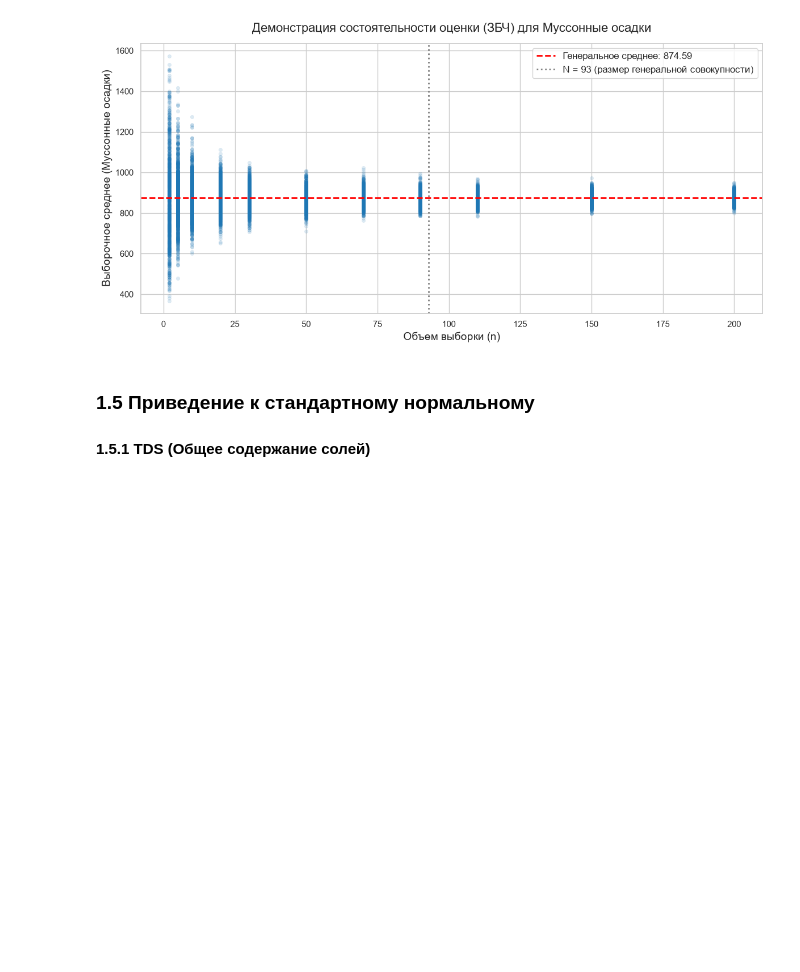
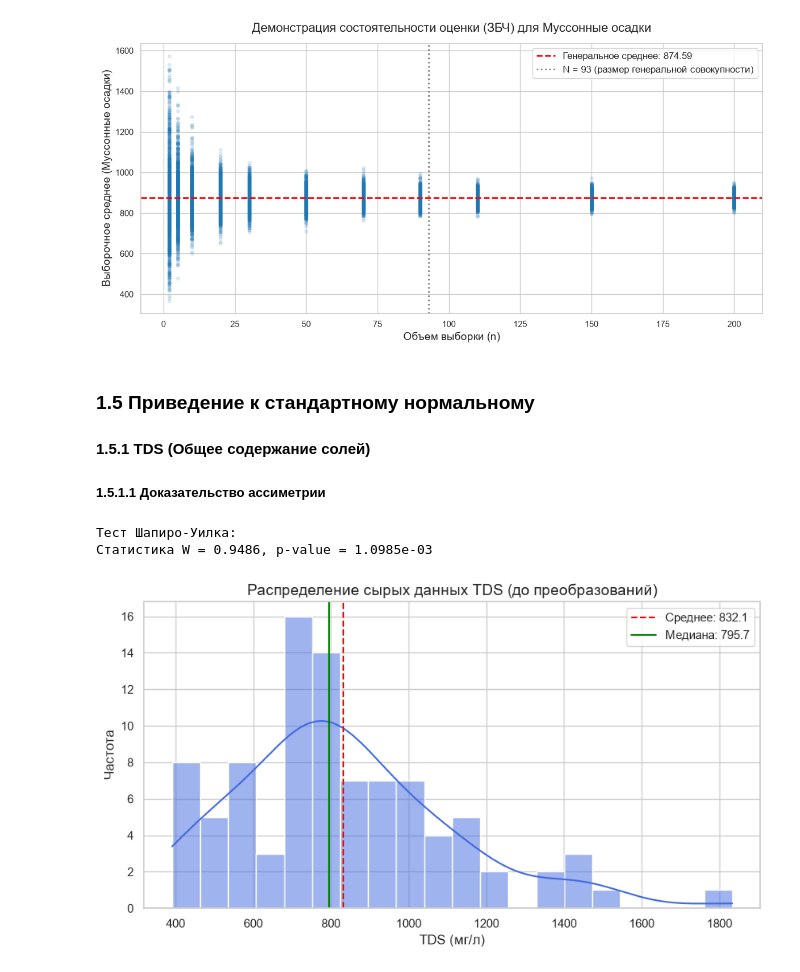
Before and after one commit to dasha1154/lab.stat, a Jupyter notebook: labwork.ipynb, the cells around one changed output. Saved outputs shown, nothing was run; the diff lists cells and outputs as text; code cells hidden in the pictures; blank space fills up the shorter version.

```diff
--- a/labwork.ipynb
+++ b/labwork.ipynb
@@ -800,3 +800,27 @@ simulate_lln(final_data['total_rainfall_mm'], name='Муссонные осад
 # %% [markdown]
 ### <a id="section1_1"></a>1.5 Приведение к стандартному нормальному
 #### 1.5.1 TDS (Общее содержание солей)
+##### 1.5.1.1 Доказательство ассиметрии
+# %%
+from scipy import stats
+import matplotlib.pyplot as plt
+import seaborn as sns
+import numpy as np
+
+stat_raw, p_raw = stats.shapiro(final_data['TDS'])
+print(f"Тест Шапиро-Уилка:")
+print(f"Статистика W = {stat_raw:.4f}, p-value = {p_raw:.4e}")
+
+plt.figure(figsize=(10, 5))
+sns.histplot(final_data['TDS'], kde=True, color='royalblue', bins=20)
+plt.axvline(final_data['TDS'].mean(), color='red', linestyle='--', label=f"Среднее: {final_data['TDS'].mean():.1f}")
+plt.axvline(final_data['TDS'].median(), color='green', linestyle='-', label=f"Медиана: {final_data['TDS'].median():.1f}")
+plt.title('Распределение сырых данных TDS (до преобразований)', fontsize=14)
+plt.xlabel('TDS (мг/л)', fontsize=12)
+plt.ylabel('Частота', fontsize=12)
+plt.legend()
+plt.show()
+# %% [output]
+Тест Шапиро-Уилка:
+Статистика W = 0.9486, p-value = 1.0985e-03
+[figure, added]
```
Also changed, not shown: parts of 17 cells of this notebook.
